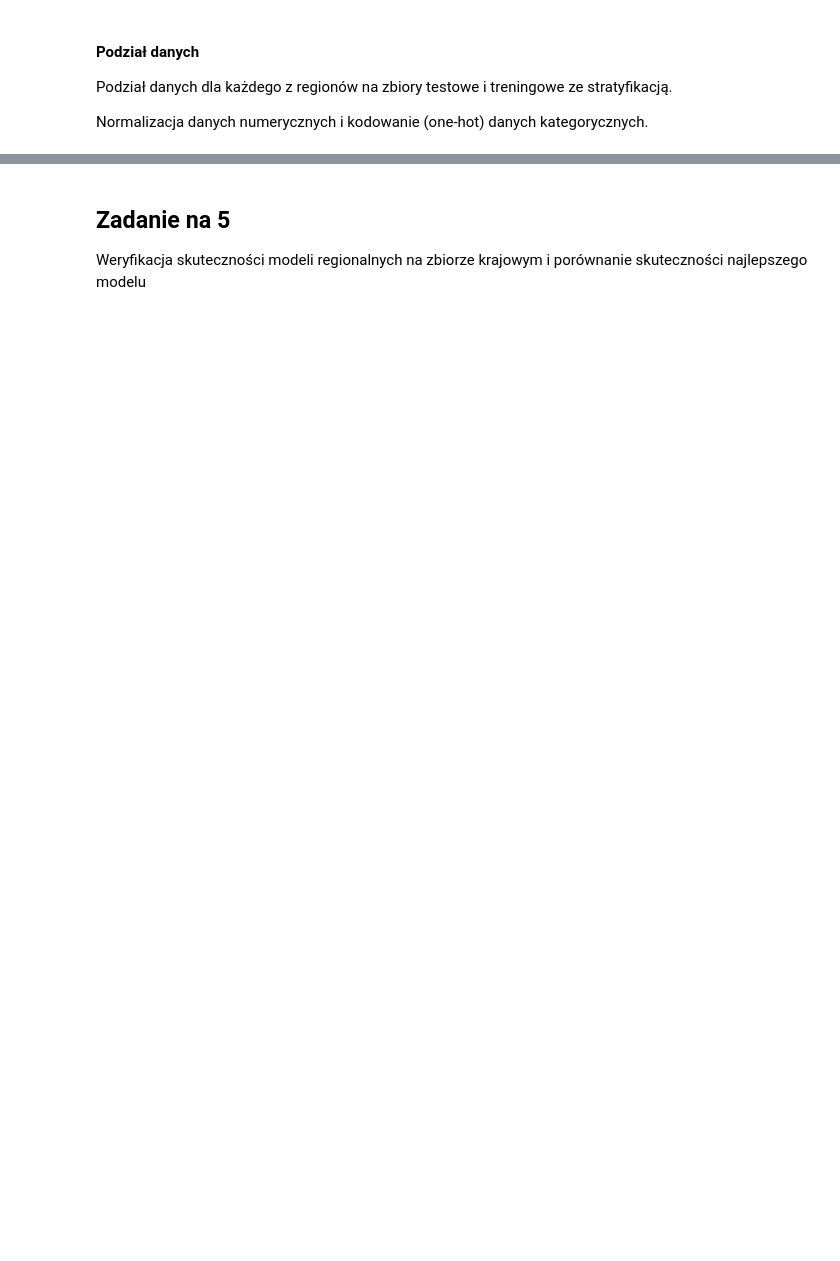
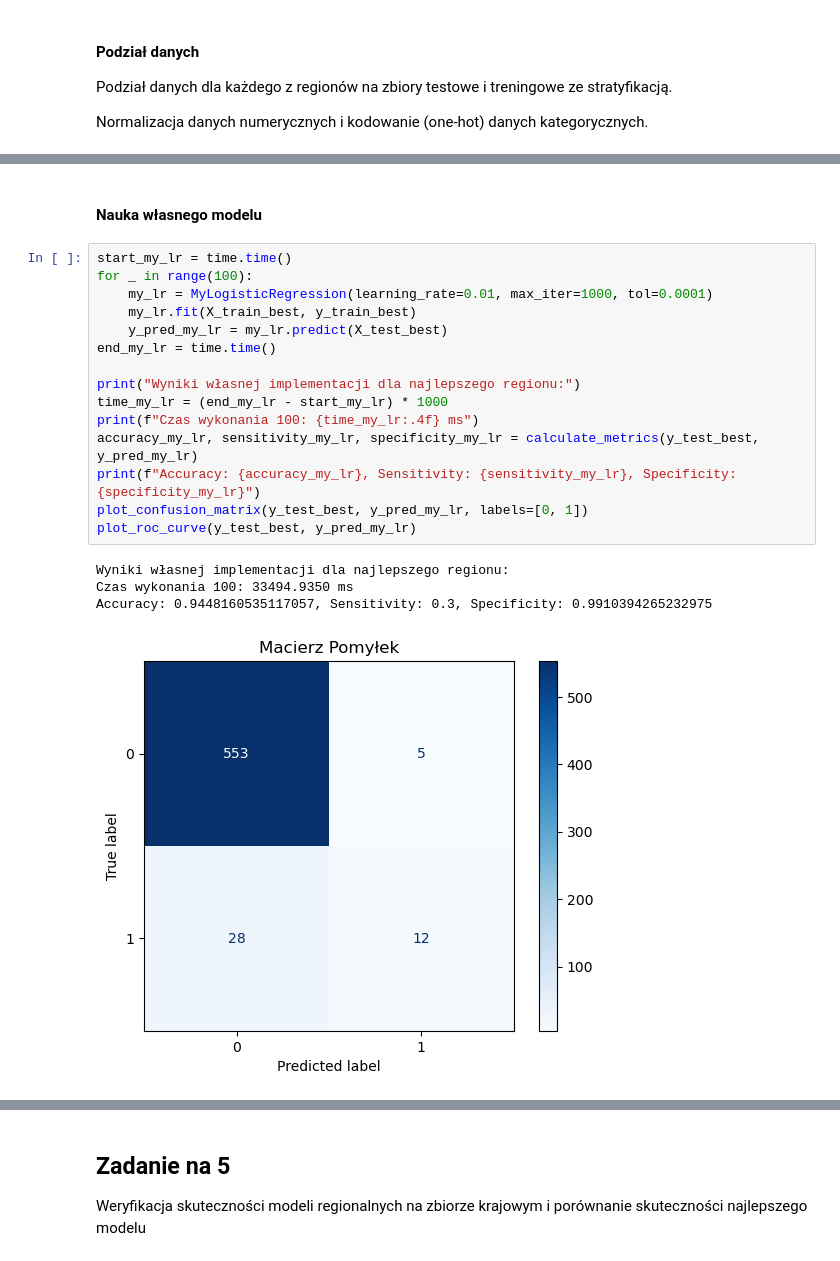
Before and after one commit to Lecrut/ai-ml_studies, a Jupyter notebook: pum/3_259199_Filip_Lecrut.ipynb, the cells around one changed output, grey strips where cells are left out. Drawn from its saved outputs; the diff is of its cells as text; blank space fills up the shorter version.

```diff
--- a/pum/3_259199_Filip_Lecrut.ipynb
+++ b/pum/3_259199_Filip_Lecrut.ipynb
@@ -486,0 +576,22 @@ ValueError: Input contains NaN
+# %% [markdown]
+#### Nauka własnego modelu
+# %%
+start_my_lr = time.time()
+for _ in range(100):
+    my_lr = MyLogisticRegression(learning_rate=0.01, max_iter=1000, tol=0.0001)
+    my_lr.fit(X_train_best, y_train_best)
+    y_pred_my_lr = my_lr.predict(X_test_best)
+end_my_lr = time.time()
+
+print("Wyniki własnej implementacji dla najlepszego regionu:")
+time_my_lr = (end_my_lr - start_my_lr) * 1000
+print(f"Czas wykonania 100: {time_my_lr:.4f} ms")
+accuracy_my_lr, sensitivity_my_lr, specificity_my_lr = calculate_metrics(y_test_best, y_pred_my_lr)
+print(f"Accuracy: {accuracy_my_lr}, Sensitivity: {sensitivity_my_lr}, Specificity: {specificity_my_lr}")
+plot_confusion_matrix(y_test_best, y_pred_my_lr, labels=[0, 1])
+plot_roc_curve(y_test_best, y_pred_my_lr)
+# %% [output]
+Wyniki własnej implementacji dla najlepszego regionu:
+Czas wykonania 100: 33494.9350 ms
+Accuracy: 0.9448160535117057, Sensitivity: 0.3, Specificity: 0.9910394265232975
+[figure, added]
```
Also changed, not shown: parts of 15 cells of this notebook.
